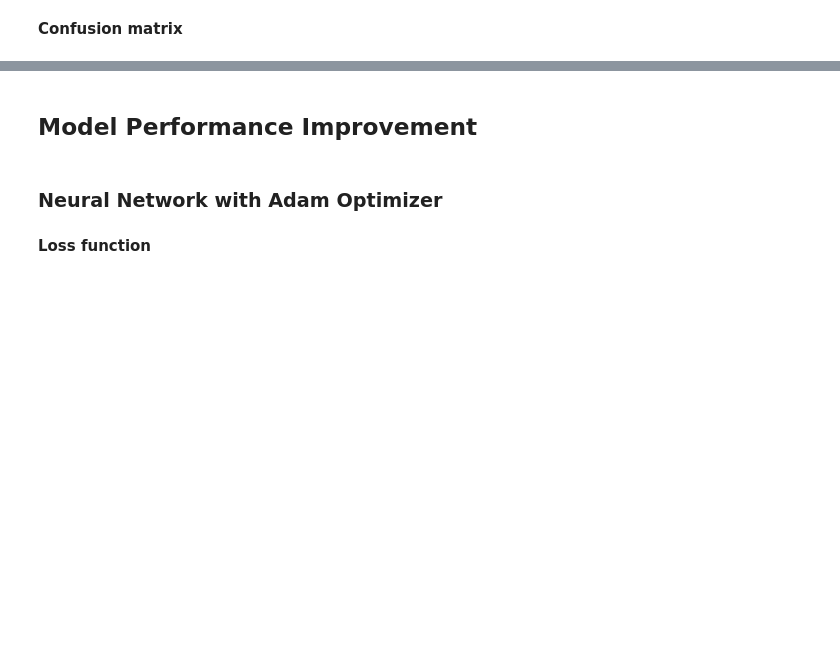
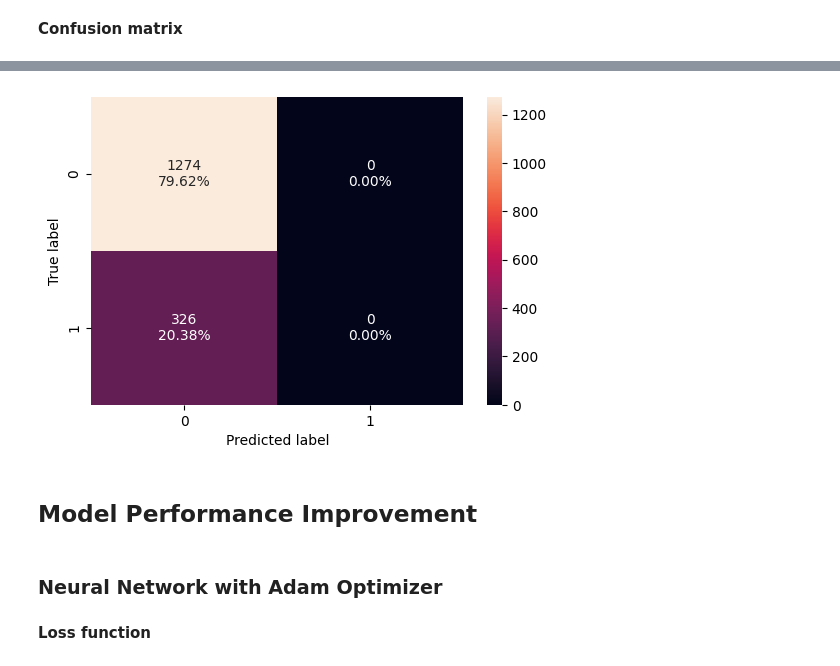
Before and after one commit to julioQuantico/Bank-Churn-Prediction---Project-4---Neural-Networks, a Jupyter notebook: INN_Learner_Notebook_Low_code.ipynb, the cells around one changed output, grey strips where cells are left out. Saved outputs shown, nothing was run; the diff lists cells and outputs as text; code cells hidden in the pictures; blank space fills up the shorter version.

```diff
--- a/INN_Learner_Notebook_Low_code.ipynb
+++ b/INN_Learner_Notebook_Low_code.ipynb
@@ -626,6 +642,6 @@ optimizer = tf.keras.optimizers.____(0.001)
 # metric = keras.metrics.F1Score()
 # %%
 ## Complete the code to compile the model with binary cross entropy as loss function and recall as the metric.
-model_0.compile(loss='_____',optimizer=optimizer,metrics=[metric])
+model_0.compile(loss='binary_crossentropy',optimizer=optimizer)
 # %%
 model_0.summary()
@@ -634,8 +664,8 @@ model_0.summary()
 
 history_0 = model_0.fit(
     X_train, y_train,
-    batch_size=______,    ## Complete the code to specify the batch size to use
+    batch_size=32,    ## Complete the code to specify the batch size to use
     validation_data=(X_val,y_val),
-    epochs=_____,    ## Complete the code to specify the number of epochs
+    epochs=50,    ## Complete the code to specify the number of epochs
     verbose=1
 )
@@ -653,6 +703,17 @@ plt.show()
 # %% [markdown]
 **Recall**
 # %%
+from tensorflow.keras.metrics import Recall
+# Compiling the model with SGD optimizer and recall metric
+model_0.compile(optimizer=SGD(), loss='binary_crossentropy', metrics=['accuracy', Recall()])
+# Fitting the ANN
+history_0 = model_0.fit(
+    X_train, y_train,
+    batch_size=32,    # Specify the batch size to use
+    validation_data=(X_val, y_val),
+    epochs=50,    # Specify the number of epochs
+    verbose=1
+)
 #Plotting Train recall vs Validation recall
 plt.plot(history_0.history['recall'])
 plt.plot(history_0.history['val_recall'])
@@ -669,5 +758,5 @@ y_train_pred
 # %%
 #Predicting the results using best as a threshold
-y_val_pred = model_0.predict(_____)    ## Complete the code to make prediction on the validation set
+y_val_pred = model_0.predict(X_val)    ## Complete the code to make prediction on the validation set
 y_val_pred = (y_val_pred > 0.5)
 y_val_pred
@@ -693,5 +811,7 @@ make_confusion_matrix(y_train, y_train_pred)
 # %%
-make_confusion_matrix(_____, _____)    ## Complete the code to check the model's performance on the validation set
+make_confusion_matrix(y_val, y_val_pred)    ## Complete the code to check the model's performance on the validation set
+# %% [output]
+[figure, added]
 # %% [markdown]
 ## Model Performance Improvement
 # %% [markdown]
```
Also changed, not shown: parts of 20 cells of this notebook.
